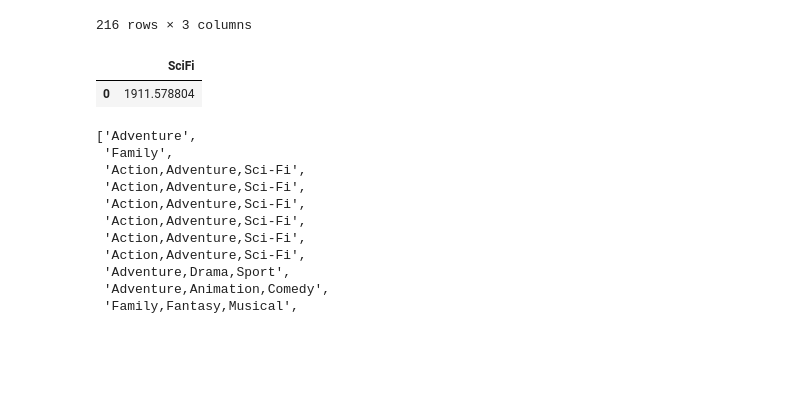
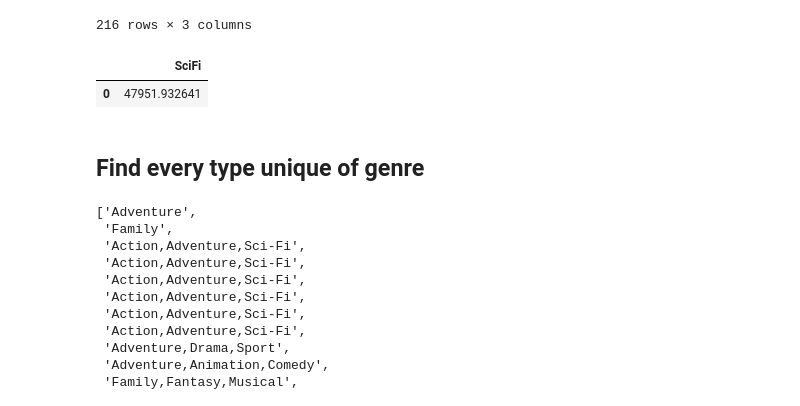
Before and after one commit to hixtape1212/Group6Consulting_CapstoneRepo, a Jupyter notebook: SCP_Genres_Eda.ipynb, the cells around one changed output. Drawn from its saved outputs; the diff is of its cells as text; code cells hidden in the pictures; blank space fills up the shorter version.

```diff
--- a/SCP_Genres_Eda.ipynb
+++ b/SCP_Genres_Eda.ipynb
@@ -227,2 +120,4 @@ dtype: object
 #sg=df_combine_genres['worldwide_gross'].loc[['Sci-Fi']].sum() #sum of every movie that is at least Sci-fi
 #sg
+# %%
+genres=['Action', 'Adventure', 'Fantasy', 'Drama', 'Sci-Fi', 'Comedy', 'Sport', 'Crime', 'Thriller', 'Musical', 'Family', 'Animation', 'Biography', 'Documentary', 'History', 'Horror', 'Mystery', 'Romance', 'Music', 'Western']
@@ -253,17 +212,19 @@ gen
 # %%
 from pandasql import sqldf
 pysqldf = lambda f: sqldf(f, globals())
 f = """
      SELECT SUM(worldwide_gross) SciFi
      FROM df_combine_genres
-     WHERE genres LIKE 'Sci-Fi'
+     WHERE genres LIKE '%Sci-Fi%'
      ;"""
 
 Ugen = pysqldf(f)
 Ugen
 # %% [output]
 |  | SciFi |
-| 0 | 1911.578804 |
+| 0 | 47951.932641 |
+# %% [markdown]
+## Find every type unique of genre
 # %%
 df_combine_genres['genres']
 genre_list = df_combine_genres['genres'].tolist()
```
Also changed, not shown: parts of 24 cells of this notebook.
